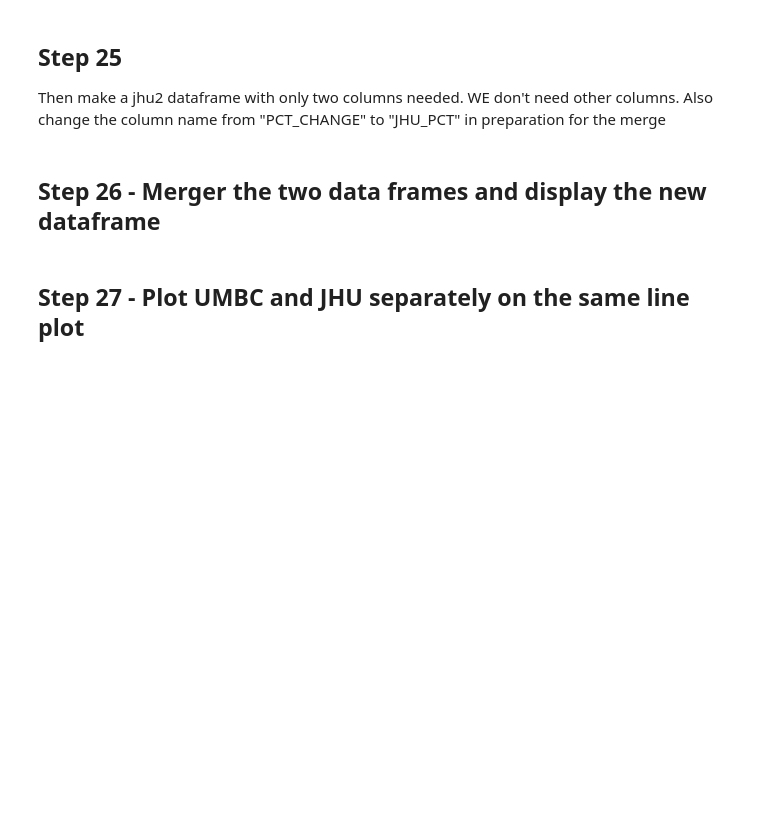
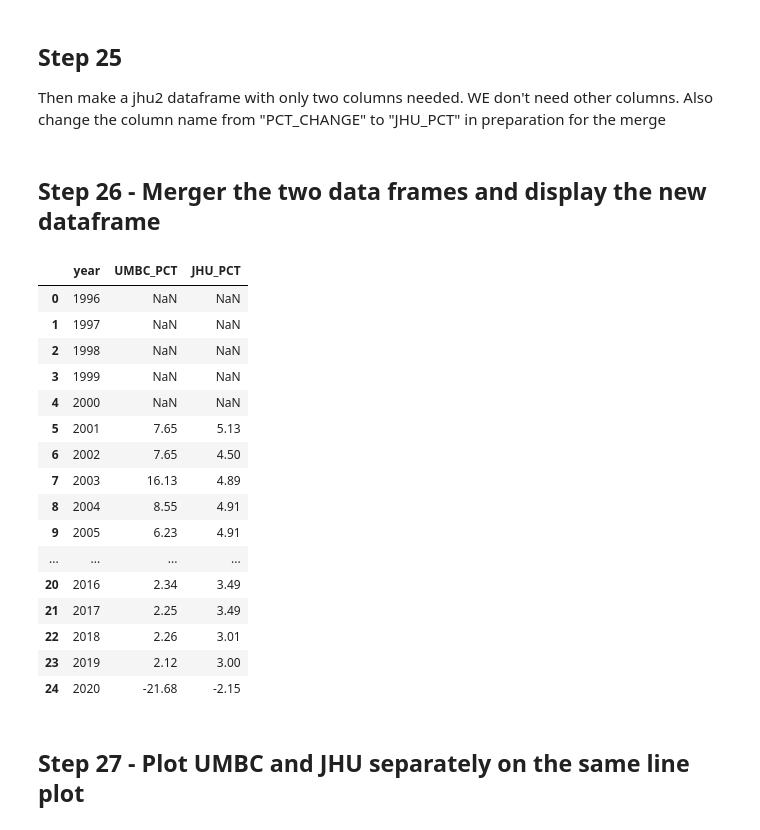
Before and after one commit to Jyothsna9618/Jabboju1, a Jupyter notebook: Assignment_06/assignment_06.ipynb, the cells around one changed output. Cells and saved outputs as stored; diff of their text form; code cells hidden in the pictures; blank space fills up the shorter version.

```diff
--- a/Assignment_06/assignment_06.ipynb
+++ b/Assignment_06/assignment_06.ipynb
@@ -394,3 +669,8 @@ First make a umbc2 dataframe with only two columns needed. We don't need other c
+# %%
+#(Write code here)
+df_umbc.rename(columns = {'Pct_change':'UMBC_PCT'}, inplace = True)
+
+new_df_umbc=df_umbc[['year','UMBC_PCT']]
 # %% [markdown]
 ## Step 25
 
@@ -400,6 +678,33 @@ Then make a jhu2 dataframe with only two columns needed. WE don't need other col
+# %%
+#(Write code here)
+
+df_jhu.rename(columns = {'Pct_change':'JHU_PCT'}, inplace = True)
+
+new_df_jhu=df_jhu[['year','JHU_PCT']]
 # %% [markdown]
 ## Step 26 - Merger the two data frames and display the new dataframe
 # %%
 #(Write code here)
+
+new_df=new_df_umbc.merge(new_df_jhu, on = 'year', how = 'left')
+new_df
+# %% [output]
+|  | year | UMBC_PCT | JHU_PCT |
+| 0 | 1996 | NaN | NaN |
+| 1 | 1997 | NaN | NaN |
+| 2 | 1998 | NaN | NaN |
+| 3 | 1999 | NaN | NaN |
+| 4 | 2000 | NaN | NaN |
+| 5 | 2001 | 7.65 | 5.13 |
+| 6 | 2002 | 7.65 | 4.50 |
+| 7 | 2003 | 16.13 | 4.89 |
+| 8 | 2004 | 8.55 | 4.91 |
+| 9 | 2005 | 6.23 | 4.91 |
+| ... | ... | ... | ... |
+| 20 | 2016 | 2.34 | 3.49 |
+| 21 | 2017 | 2.25 | 3.49 |
+| 22 | 2018 | 2.26 | 3.01 |
+| 23 | 2019 | 2.12 | 3.00 |
+| 24 | 2020 | -21.68 | -2.15 |
 # %% [markdown]
 ## Step 27 - Plot UMBC and JHU separately on the same line plot
```
Also changed, not shown: parts of 51 cells of this notebook.
